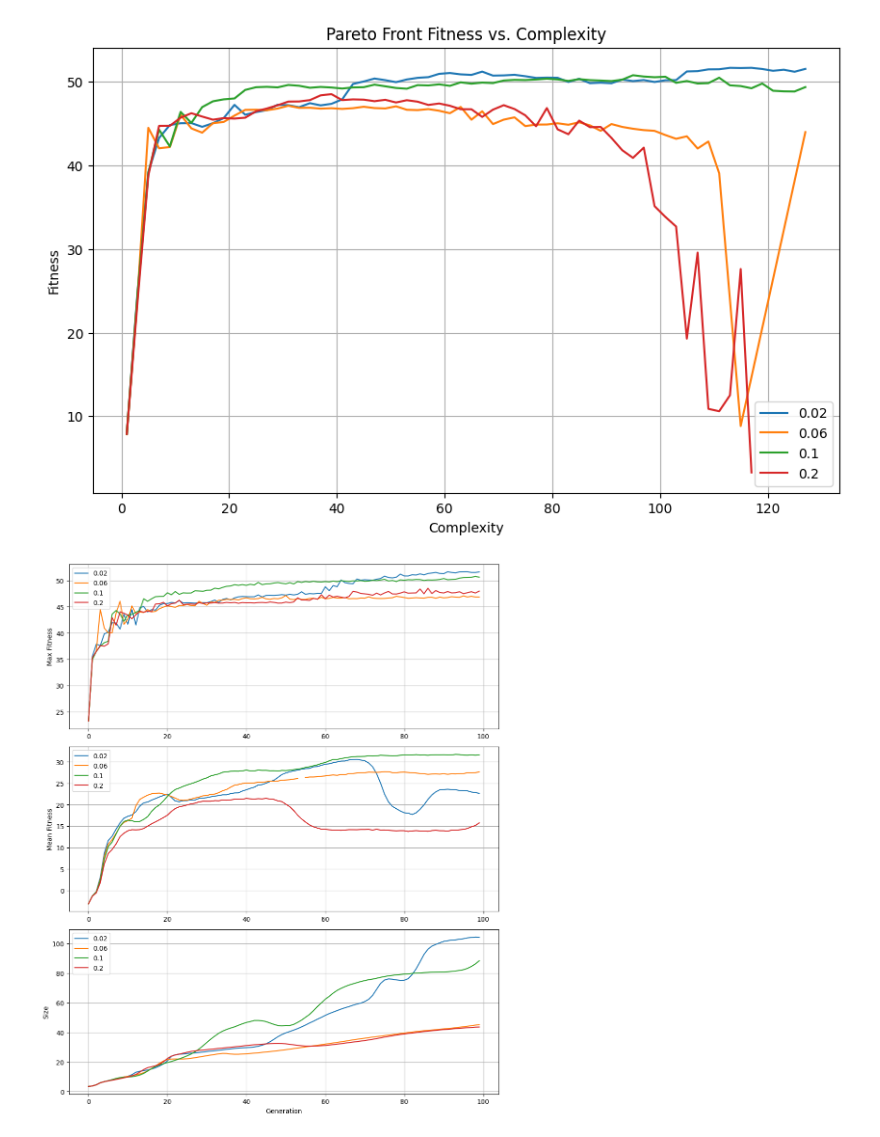
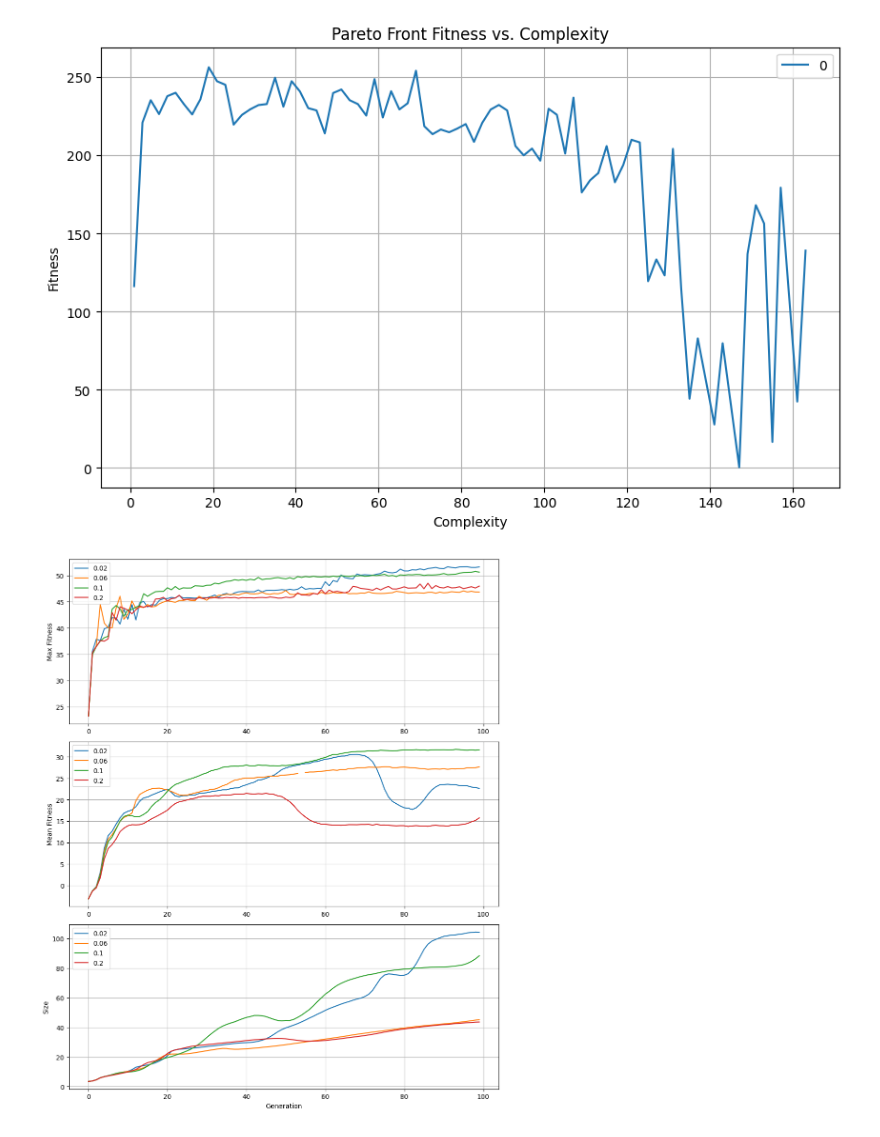
Before and after one commit to EMI-Group/evogp, a Jupyter notebook: experiment/visual.ipynb, the cells around one changed output. Drawn from its saved outputs; the diff is of its cells as text; code cells hidden in the pictures.

```diff
--- a/experiment/visual.ipynb
+++ b/experiment/visual.ipynb
@@ -3,48 +3,51 @@ import pickle
 import matplotlib.pyplot as plt
 import numpy as np
 
-exp1 = ["20250409_120706", "0.02"]
-exp2 = ["20250409_120719", "0.06"]
-exp3 = ["20250409_120749", "0.1"]
-exp4 = ["20250409_120758", "0.2"]
+exp1 = ["test_ant", "0"]
+# exp2 = ["20250409_120719", "0.06"]
+# exp3 = ["20250409_120749", "0.1"]
+# exp4 = ["20250409_120758", "0.2"]
+
+pareto_front = []
 
 def get_valid_data(file_name):
 
+    global pareto_front
     with open(file_name + ".pkl", "rb") as f:
         pareto_front = pickle.load(f)
 
     fitness = pareto_front.fitness.cpu()
     complexity = np.arange(len(fitness))
 
     valid_complexity = []
     valid_fitness = []
     for c, f in zip(complexity, fitness):
         if f > 0 and c > 0 and c < 256:
             valid_complexity.append(c)
             valid_fitness.append(f)
 
     return valid_complexity, valid_fitness
 
 
 x_1, y_1 = get_valid_data("data/results/" + exp1[0])
-x_2, y_2 = get_valid_data("data/results/" + exp2[0])
-x_3, y_3 = get_valid_data("data/results/" + exp3[0])
-x_4, y_4 = get_valid_data("data/results/" + exp4[0])
+# x_2, y_2 = get_valid_data("data/results/" + exp2[0])
+# x_3, y_3 = get_valid_data("data/results/" + exp3[0])
+# x_4, y_4 = get_valid_data("data/results/" + exp4[0])
 
 # 绘制图表
 plt.figure(figsize=(10, 6))
 plt.plot(x_1, y_1, label=exp1[1])
-plt.plot(x_2, y_2, label=exp2[1])
-plt.plot(x_3, y_3, label=exp3[1])
-plt.plot(x_4, y_4, label=exp4[1])
+# plt.plot(x_2, y_2, label=exp2[1])
+# plt.plot(x_3, y_3, label=exp3[1])
+# plt.plot(x_4, y_4, label=exp4[1])
 plt.xlabel("Complexity")
 plt.ylabel("Fitness")
 plt.title("Pareto Front Fitness vs. Complexity")
 plt.grid(True)
 plt.legend()
 plt.show()
 # %% [output]
-[figure, old version]
+[figure, new version]
 # %%
 import matplotlib.pyplot as plt
 import pandas as pd
```
Also changed, not shown: parts of 5 cells of this notebook, 7 other files.
